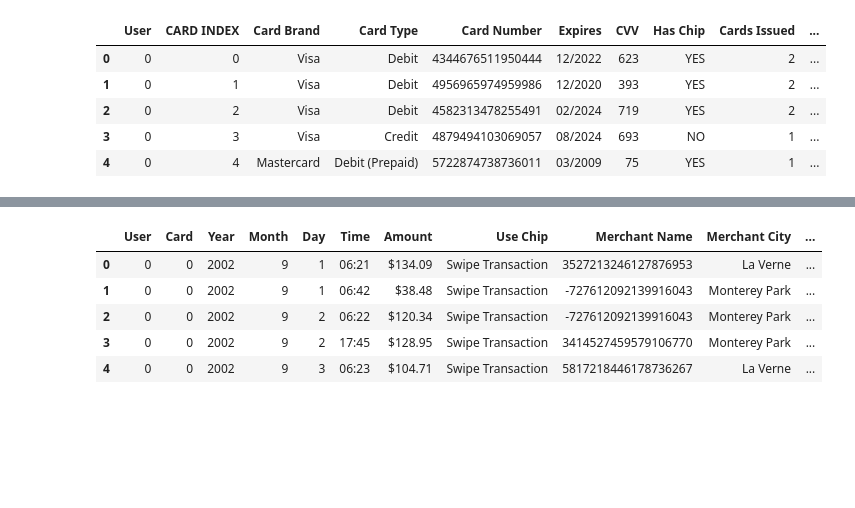
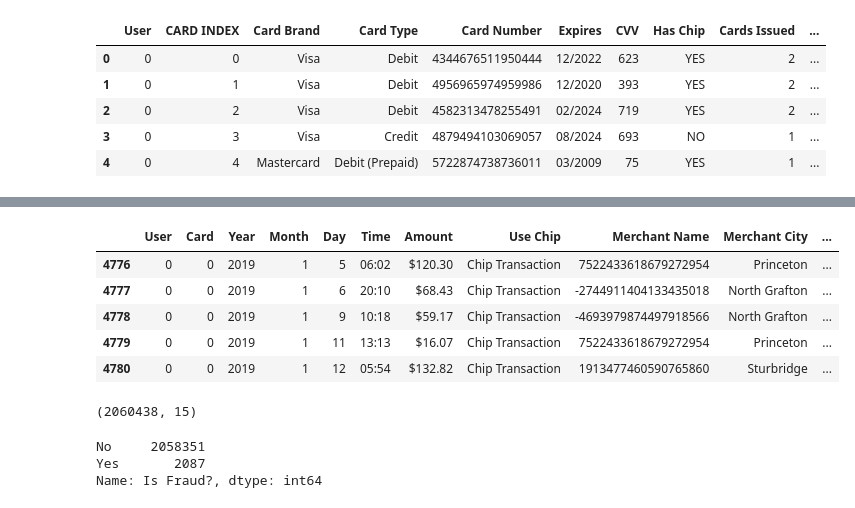
Before and after one commit to wrube/Project_4_Group_2, a Jupyter notebook: create_dataset.ipynb, the cells around one changed output, grey strips where cells are left out. Saved outputs shown, nothing was run; the diff lists cells and outputs as text; code cells hidden in the pictures; blank space fills up the shorter version.

```diff
--- a/create_dataset.ipynb
+++ b/create_dataset.ipynb
@@ -66,9 +51,0 @@ Drop:
-# %%
-transactions_df.head(5)
-# %% [output]
-|  | User | Card | Year | Month | Day | Time | Amount | Use Chip | Merchant Name | Merchant City | ... |
-| 0 | 0 | 0 | 2002 | 9 | 1 | 06:21 | $134.09 | Swipe Transaction | 3527213246127876953 | La Verne | ... |
-| 1 | 0 | 0 | 2002 | 9 | 1 | 06:42 | $38.48 | Swipe Transaction | -727612092139916043 | Monterey Park | ... |
-| 2 | 0 | 0 | 2002 | 9 | 2 | 06:22 | $120.34 | Swipe Transaction | -727612092139916043 | Monterey Park | ... |
-| 3 | 0 | 0 | 2002 | 9 | 2 | 17:45 | $128.95 | Swipe Transaction | 3414527459579106770 | Monterey Park | ... |
-| 4 | 0 | 0 | 2002 | 9 | 3 | 06:23 | $104.71 | Swipe Transaction | 5817218446178736267 | La Verne | ... |
@@ -80,0 +52,21 @@ cards_df = cards_df.drop(columns=['Card Number',
+# %%
+filtered_transactions_19n20_df = transactions_df[(transactions_df['Year'] == 2019) | (transactions_df['Year'] == 2020)]
+filtered_transactions_19n20_df.head()
+# %% [output]
+|  | User | Card | Year | Month | Day | Time | Amount | Use Chip | Merchant Name | Merchant City | ... |
+| 4776 | 0 | 0 | 2019 | 1 | 5 | 06:02 | $120.30 | Chip Transaction | 7522433618679272954 | Princeton | ... |
+| 4777 | 0 | 0 | 2019 | 1 | 6 | 20:10 | $68.43 | Chip Transaction | -2744911404133435018 | North Grafton | ... |
+| 4778 | 0 | 0 | 2019 | 1 | 9 | 10:18 | $59.17 | Chip Transaction | -4693979874497918566 | North Grafton | ... |
+| 4779 | 0 | 0 | 2019 | 1 | 11 | 13:13 | $16.07 | Chip Transaction | 7522433618679272954 | Princeton | ... |
+| 4780 | 0 | 0 | 2019 | 1 | 12 | 05:54 | $132.82 | Chip Transaction | 1913477460590765860 | Sturbridge | ... |
+# %%
+filtered_transactions_19n20_df.shape
+# %% [output]
+(2060438, 15)
+# %%
+fraud_counts = filtered_transactions_19n20_df['Is Fraud?'].value_counts()
+fraud_counts
+# %% [output]
+No     2058351
+Yes       2087
+Name: Is Fraud?, dtype: int64
```
Also changed, not shown: parts of 19 cells of this notebook.
